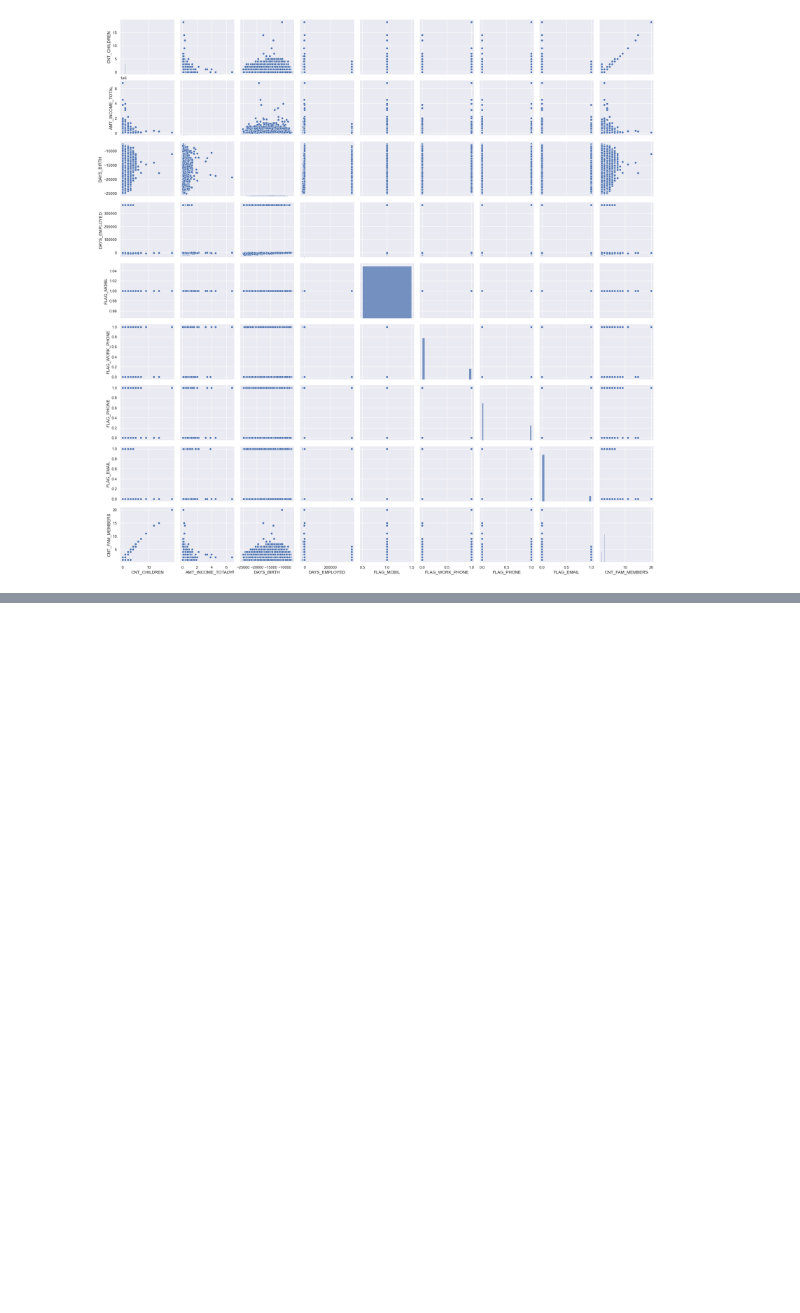
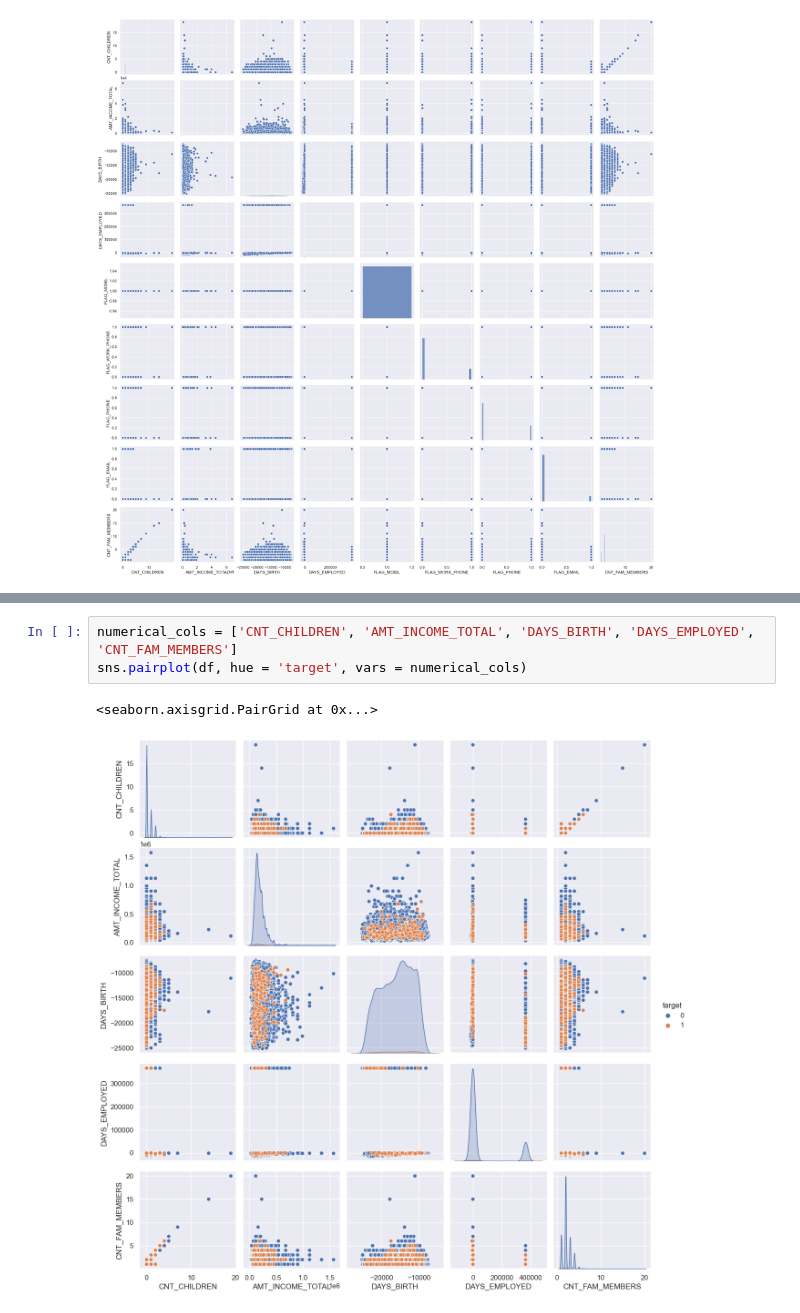
Before and after one commit to Sumanaruban/credit-card-approval-prediction, a Jupyter notebook: credit-card-approval-prediction-sumani.ipynb, the cells around one changed output, grey strips where cells are left out. Saved outputs shown, nothing was run; the diff lists cells and outputs as text; blank space fills up the shorter version.

```diff
--- a/credit-card-approval-prediction-sumani.ipynb
+++ b/credit-card-approval-prediction-sumani.ipynb
@@ -376,0 +421,6 @@ Name: target, dtype: int64
+# %%
+numerical_cols = ['CNT_CHILDREN', 'AMT_INCOME_TOTAL', 'DAYS_BIRTH', 'DAYS_EMPLOYED', 'CNT_FAM_MEMBERS']
+sns.pairplot(df, hue = 'target', vars = numerical_cols)
+# %% [output]
+<seaborn.axisgrid.PairGrid at 0x...>
+[figure, added]
```
Also changed, not shown: parts of 17 cells of this notebook.
